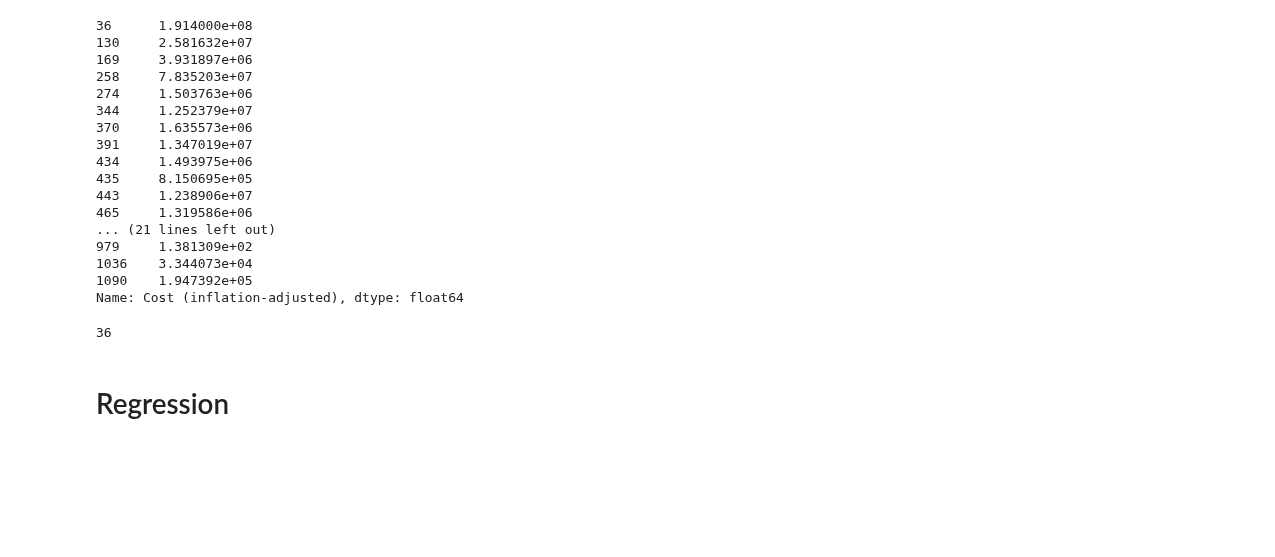
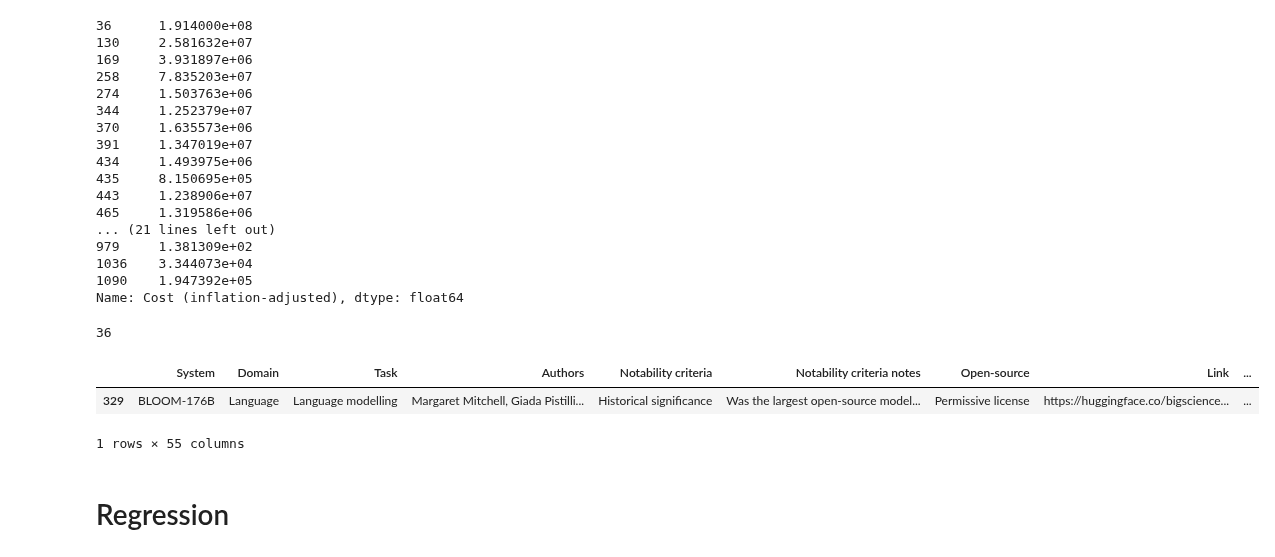
Before and after one commit to epoch-research/training-cost-trends, a Jupyter notebook: cost_analysis.ipynb, the cells around one changed output. Drawn from its saved outputs; the diff is of its cells as text; code cells hidden in the pictures; blank space fills up the shorter version.

```diff
--- a/cost_analysis.ipynb
+++ b/cost_analysis.ipynb
@@ -195,6 +194,12 @@ Name: Cost (inflation-adjusted), dtype: float64
 cost_df['Cost (inflation-adjusted)'].notna().sum()
 # %% [output]
 36
+# %%
+cost_df[cost_df['System'] == 'BLOOM-176B']
+# %% [output]
+|  | System | Domain | Task | Authors | Notability criteria | Notability criteria notes | Open-source | Link | ... |
+| 329 | BLOOM-176B | Language | Language modelling | Margaret Mitchell, Giada Pistilli... | Historical significance | Was the largest open-source model... | Permissive license | https://huggingface.co/bigscience... | ... |
+1 rows × 55 columns
 # %% [markdown]
 # Regression
 # %%
```
Also changed, not shown: parts of 9 cells of this notebook.
